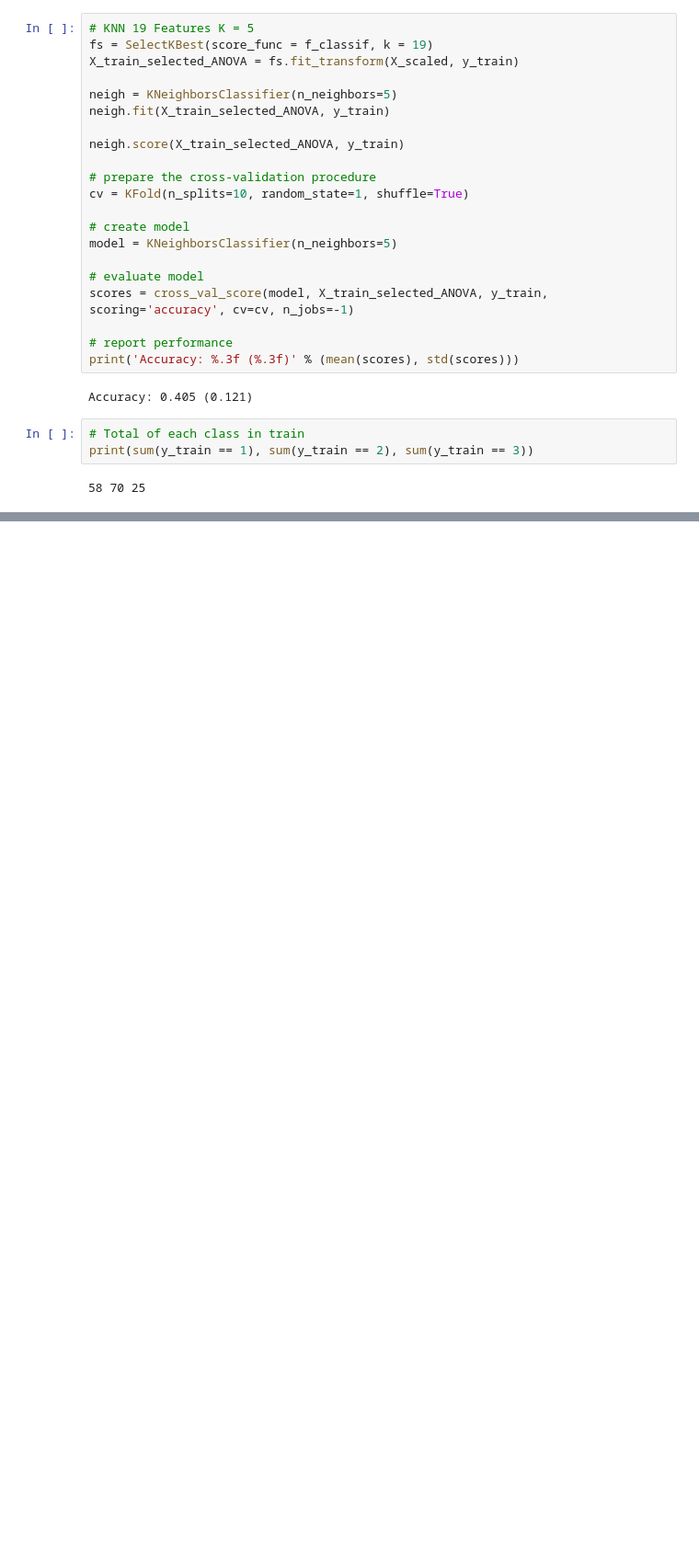
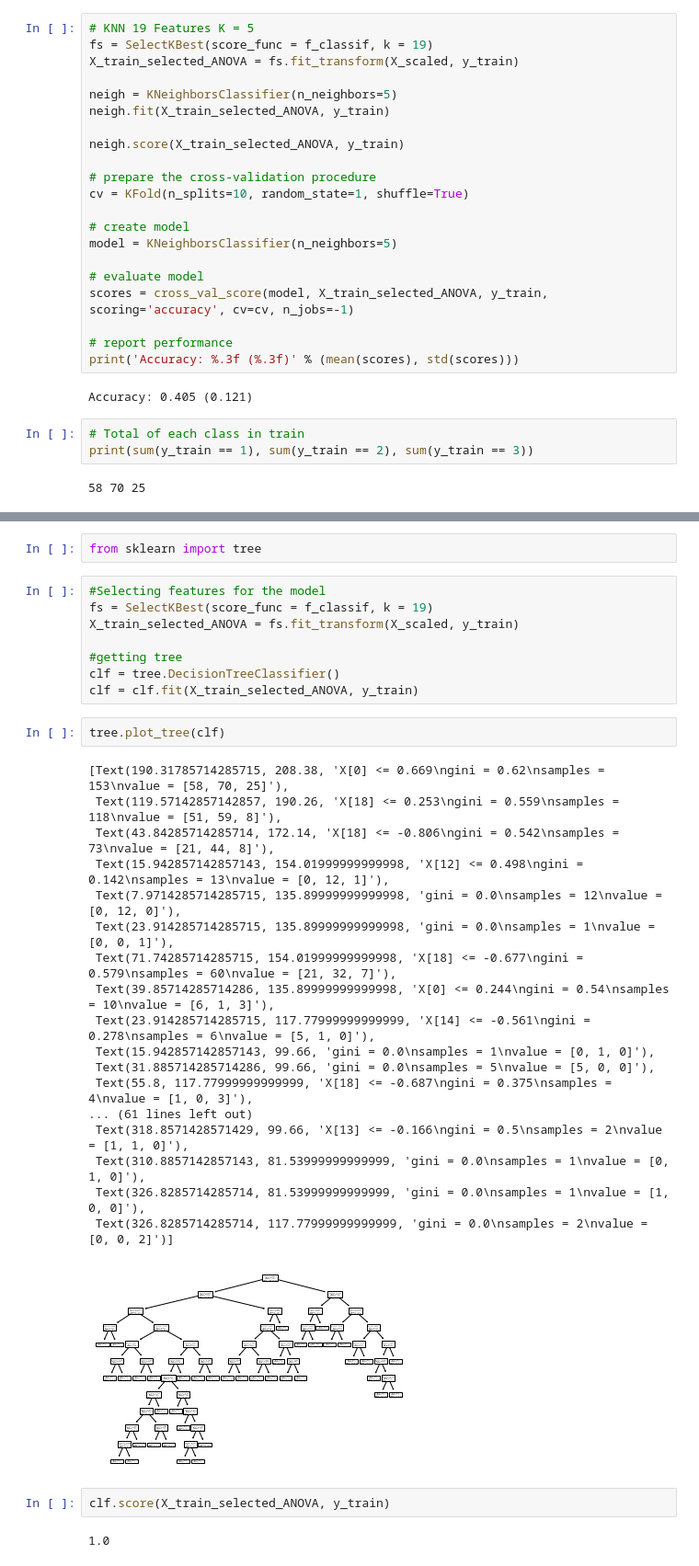
Before and after one commit to Jpham303/covid_19_severity_prediction, a Jupyter notebook: Modeling.ipynb, the cells around one changed output, grey strips where cells are left out. Shown at 92% size. Cells and saved outputs as stored; diff of their text form; blank space fills up the shorter version.

Commit message:
Adding a desicion tree

```diff
--- a/Modeling.ipynb
+++ b/Modeling.ipynb
@@ -214,0 +209,35 @@ NameError: name 'X_train' is not defined
+# %%
+from sklearn import tree
+# %%
+#Selecting features for the model
+fs = SelectKBest(score_func = f_classif, k = 19)
+X_train_selected_ANOVA = fs.fit_transform(X_scaled, y_train)
+
+#getting tree
+clf = tree.DecisionTreeClassifier()
+clf = clf.fit(X_train_selected_ANOVA, y_train)
+# %%
+tree.plot_tree(clf)
+# %% [output]
+[Text(190.31785714285715, 208.38, 'X[0] <= 0.669\ngini = 0.62\nsamples = 153\nvalue = [58, 70, 25]'),
+ Text(119.57142857142857, 190.26, 'X[18] <= 0.253\ngini = 0.559\nsamples = 118\nvalue = [51, 59, 8]'),
+ Text(43.84285714285714, 172.14, 'X[18] <= -0.806\ngini = 0.542\nsamples = 73\nvalue = [21, 44, 8]'),
+ Text(15.942857142857143, 154.01999999999998, 'X[12] <= 0.498\ngini = 0.142\nsamples = 13\nvalue = [0, 12, 1]'),
+ Text(7.9714285714285715, 135.89999999999998, 'gini = 0.0\nsamples = 12\nvalue = [0, 12, 0]'),
+ Text(23.914285714285715, 135.89999999999998, 'gini = 0.0\nsamples = 1\nvalue = [0, 0, 1]'),
+ Text(71.74285714285715, 154.01999999999998, 'X[18] <= -0.677\ngini = 0.579\nsamples = 60\nvalue = [21, 32, 7]'),
+ Text(39.85714285714286, 135.89999999999998, 'X[0] <= 0.244\ngini = 0.54\nsamples = 10\nvalue = [6, 1, 3]'),
+ Text(23.914285714285715, 117.77999999999999, 'X[14] <= -0.561\ngini = 0.278\nsamples = 6\nvalue = [5, 1, 0]'),
+ Text(15.942857142857143, 99.66, 'gini = 0.0\nsamples = 1\nvalue = [0, 1, 0]'),
+ Text(31.885714285714286, 99.66, 'gini = 0.0\nsamples = 5\nvalue = [5, 0, 0]'),
+ Text(55.8, 117.77999999999999, 'X[18] <= -0.687\ngini = 0.375\nsamples = 4\nvalue = [1, 0, 3]'),
+... (61 lines left out)
+ Text(318.8571428571429, 99.66, 'X[13] <= -0.166\ngini = 0.5\nsamples = 2\nvalue = [1, 1, 0]'),
+ Text(310.8857142857143, 81.53999999999999, 'gini = 0.0\nsamples = 1\nvalue = [0, 1, 0]'),
+ Text(326.8285714285714, 81.53999999999999, 'gini = 0.0\nsamples = 1\nvalue = [1, 0, 0]'),
+ Text(326.8285714285714, 117.77999999999999, 'gini = 0.0\nsamples = 2\nvalue = [0, 0, 2]')]
+[figure, added]
+# %%
+clf.score(X_train_selected_ANOVA, y_train)
+# %% [output]
+1.0
```
Also changed, not shown: parts of 8 cells of this notebook, 1 other file.
